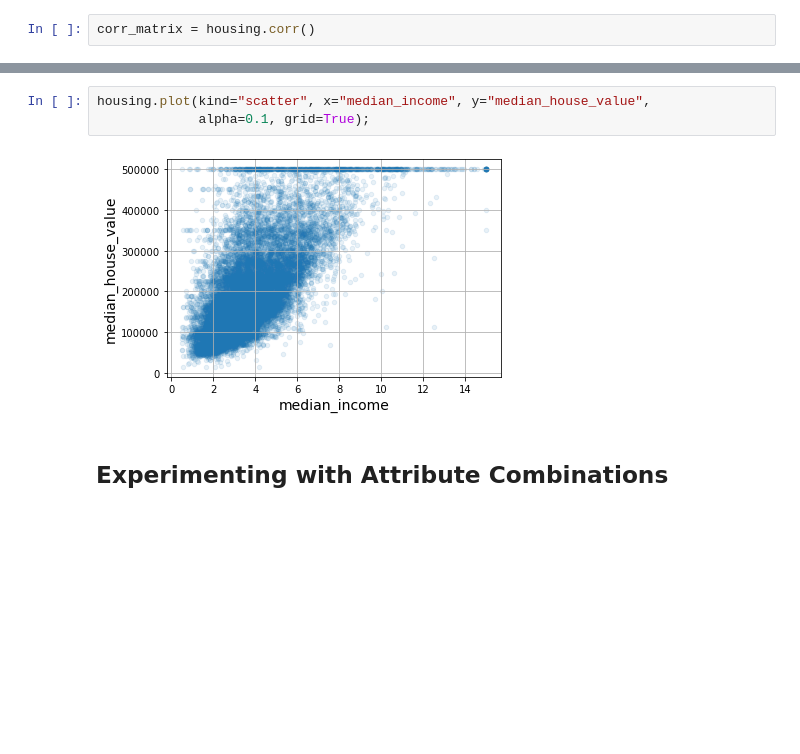
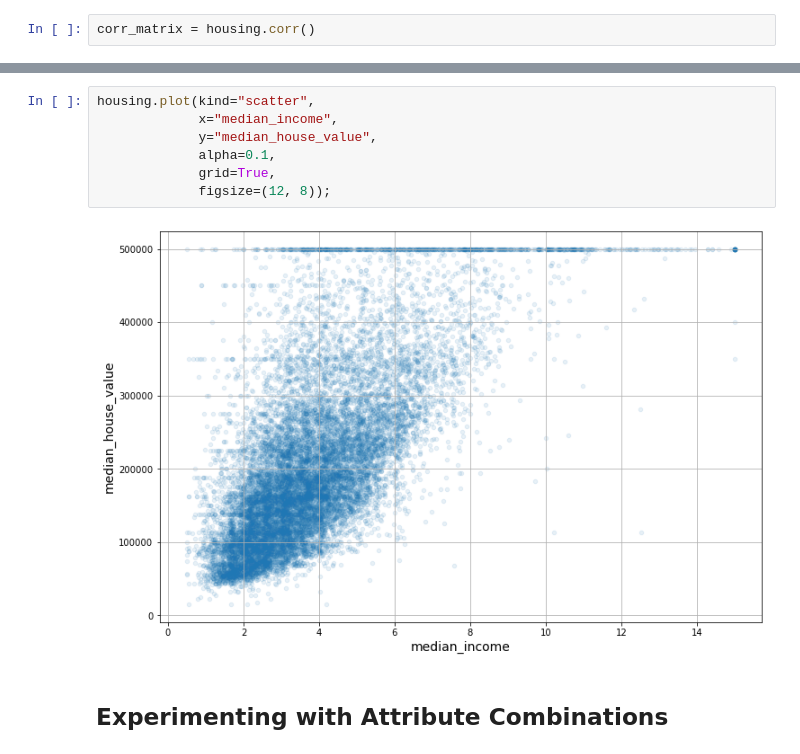
Before and after one commit to kirenz/handson-ml3, a Jupyter notebook: 02_end_to_end_machine_learning_project_short.ipynb, the cells around one changed output, grey strips where cells are left out. Drawn from its saved outputs; the diff is of its cells as text; blank space fills up the shorter version.

```diff
--- a/02_end_to_end_machine_learning_project_short.ipynb
+++ b/02_end_to_end_machine_learning_project_short.ipynb
@@ -219,10 +172,14 @@ scatter_matrix(housing[attributes], figsize=(12, 8));
 # %% [output]
 [figure]
 # %%
-housing.plot(kind="scatter", x="median_income", y="median_house_value",
-             alpha=0.1, grid=True);
+housing.plot(kind="scatter",
+             x="median_income",
+             y="median_house_value",
+             alpha=0.1,
+             grid=True,
+             figsize=(12, 8));
 # %% [output]
-[figure, old version]
+[figure, new version]
 # %% [markdown]
 ## Experimenting with Attribute Combinations
 # %%
```
Also changed, not shown: parts of 70 cells of this notebook.
